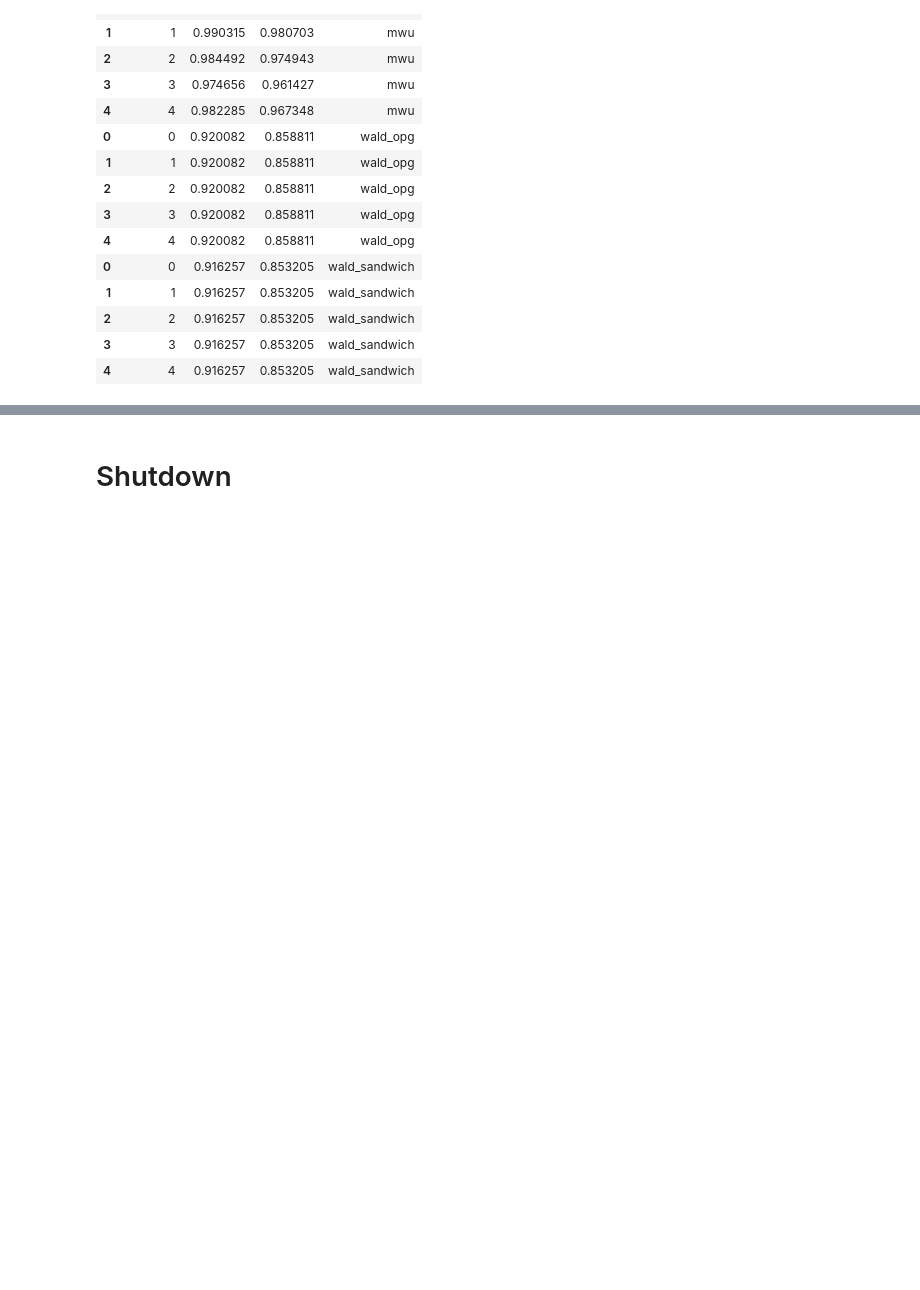
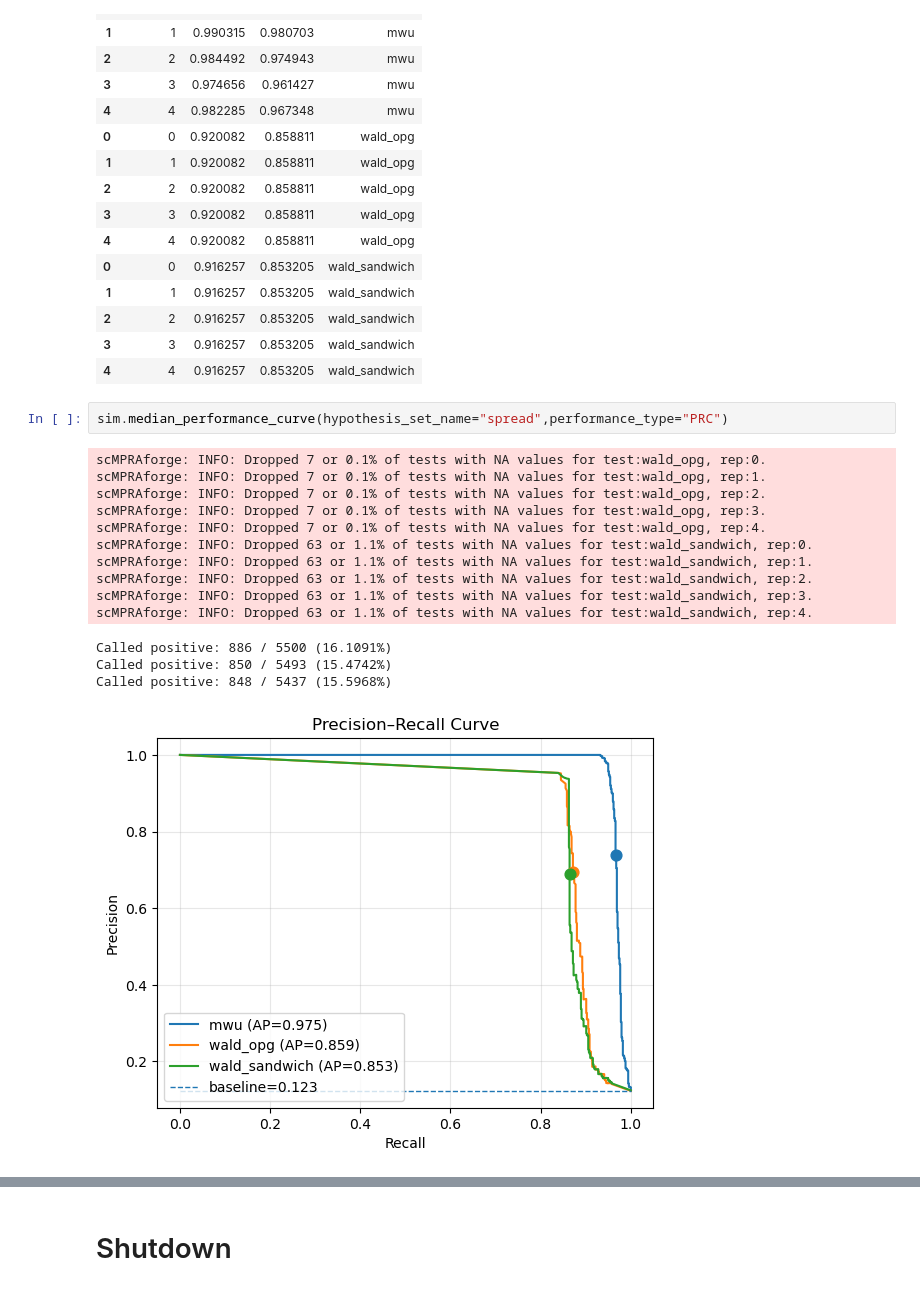
Before and after one commit to Reilly-Lab-Yale/tabula-rasa, a Jupyter notebook: notebooks/object_creation/simulations/emperically_calibrated/shendure/power_shendure_vs_minp.ipynb, the cells around one changed output, grey strips where cells are left out. Cells and saved outputs as stored; diff of their text form; blank space fills up the shorter version.

Commit message:
+prc, roc plotting

```diff
--- a/notebooks/object_creation/simulations/emperically_calibrated/shendure/power_shendure_vs_minp.ipynb
+++ b/notebooks/object_creation/simulations/emperically_calibrated/shendure/power_shendure_vs_minp.ipynb
@@ -196,3 +170,20 @@ scMPRAforge: INFO: Dropped 63 or 1.1% of tests with NA values for test:wald_sand
 | 2 | 2 | 0.916257 | 0.853205 | wald_sandwich |
 | 3 | 3 | 0.916257 | 0.853205 | wald_sandwich |
 | 4 | 4 | 0.916257 | 0.853205 | wald_sandwich |
+# %%
+sim.median_performance_curve(hypothesis_set_name="spread",performance_type="PRC")
+# %% [output]
+scMPRAforge: INFO: Dropped 7 or 0.1% of tests with NA values for test:wald_opg, rep:0.
+scMPRAforge: INFO: Dropped 7 or 0.1% of tests with NA values for test:wald_opg, rep:1.
+scMPRAforge: INFO: Dropped 7 or 0.1% of tests with NA values for test:wald_opg, rep:2.
+scMPRAforge: INFO: Dropped 7 or 0.1% of tests with NA values for test:wald_opg, rep:3.
+scMPRAforge: INFO: Dropped 7 or 0.1% of tests with NA values for test:wald_opg, rep:4.
+scMPRAforge: INFO: Dropped 63 or 1.1% of tests with NA values for test:wald_sandwich, rep:0.
+scMPRAforge: INFO: Dropped 63 or 1.1% of tests with NA values for test:wald_sandwich, rep:1.
+scMPRAforge: INFO: Dropped 63 or 1.1% of tests with NA values for test:wald_sandwich, rep:2.
+scMPRAforge: INFO: Dropped 63 or 1.1% of tests with NA values for test:wald_sandwich, rep:3.
+scMPRAforge: INFO: Dropped 63 or 1.1% of tests with NA values for test:wald_sandwich, rep:4.
+Called positive: 886 / 5500 (16.1091%)
+Called positive: 850 / 5493 (15.4742%)
+Called positive: 848 / 5437 (15.5968%)
+[figure, added]
```
Also changed, not shown: parts of 5 cells of this notebook, 1 other file.
